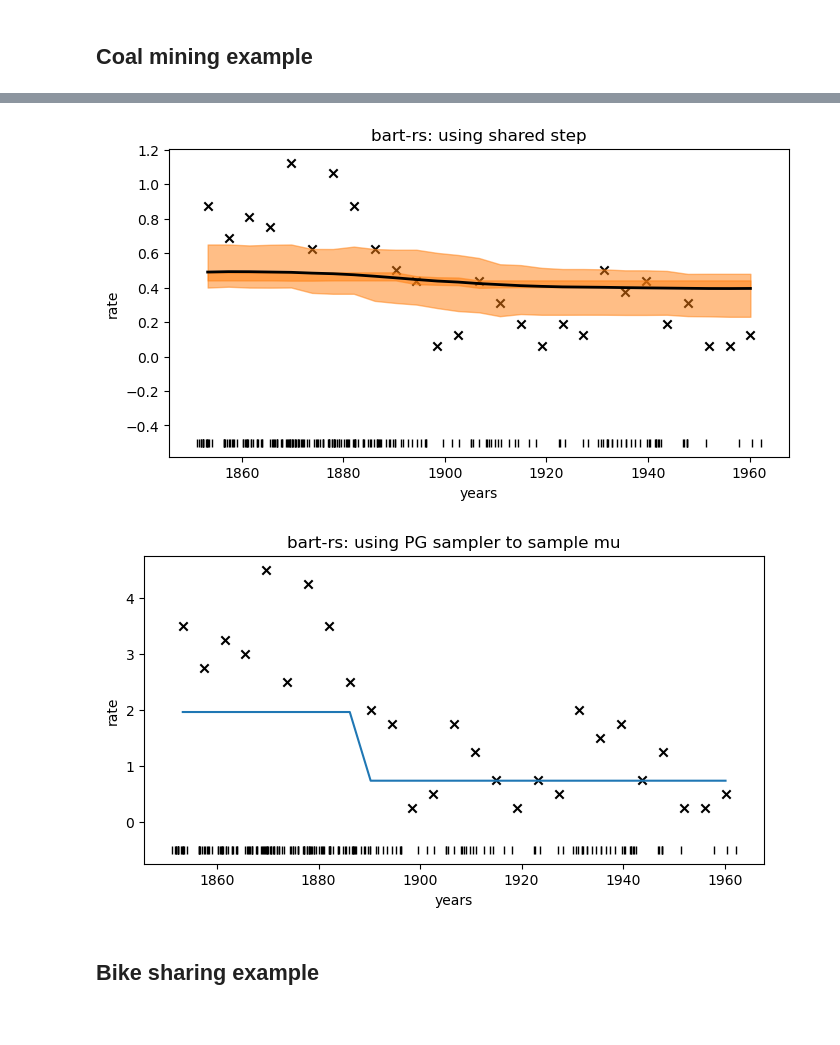
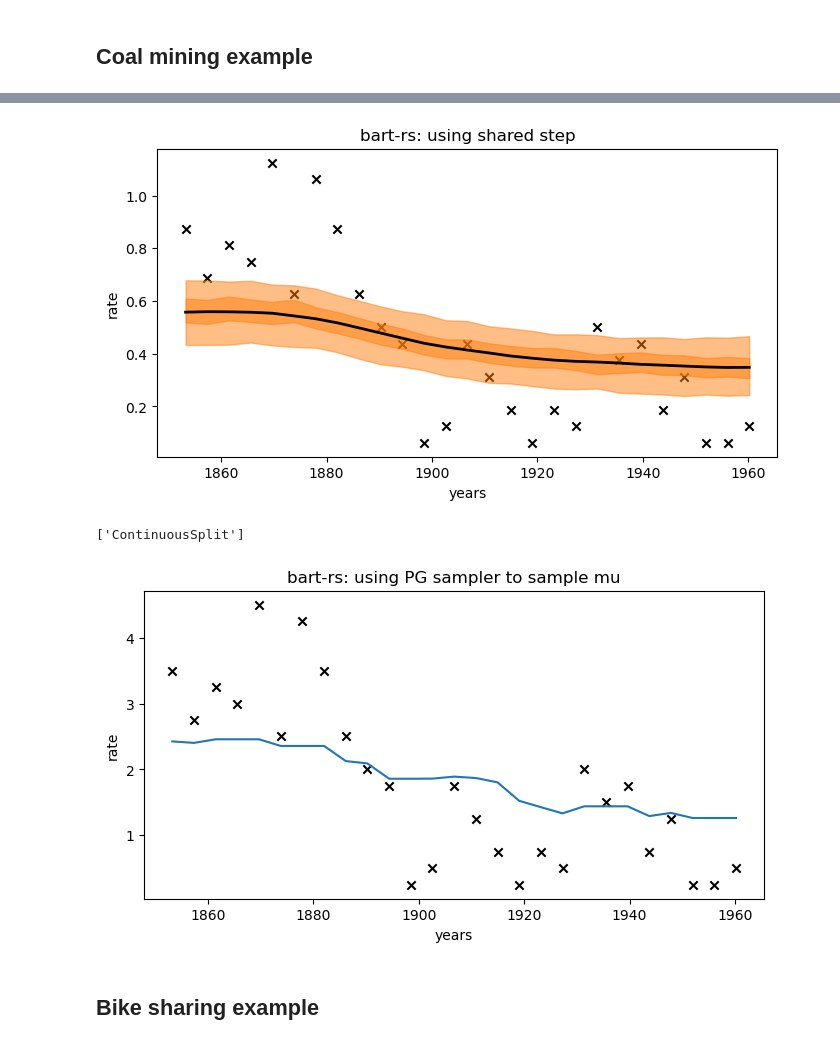
Before and after one commit to GStechschulte/bart-rs, a Jupyter notebook: examples/test_rust_bart.ipynb, the cells around one changed output, grey strips where cells are left out. Drawn from its saved outputs; the diff is of its cells as text; code cells hidden in the pictures.

```diff
--- a/examples/test_rust_bart.ipynb
+++ b/examples/test_rust_bart.ipynb
@@ -44,7 +45,7 @@ x_data = x_centers[:, None]
 y_data = hist / 4
 # %%
 with pm.Model() as model_coal:
-    mu_ = pmb.BART("mu_", X=x_data, Y=y_data, m=10, alpha=0.95, beta=2.0)
+    mu_ = pmb.BART("mu_", X=x_data, Y=y_data, m=50, alpha=0.95, beta=2.0)
     # mu = pm.Deterministic("mu", pm.math.exp(mu_))
     # y_pred = pm.Poisson("y_pred", mu=mu, observed=y_data)
     y = pm.Normal("y", mu_, sigma=1., observed=y_data)
@@ -67,22 +68,22 @@ The rhat statistic is larger than 1.01 for some parameters. This indicates probl
 # %%
 _, ax = plt.subplots(figsize=(8, 4))
 
 rates = idata_coal.posterior["mu_"] / 4
 rate_mean = rates.mean(dim=["draw", "chain"])
 ax.scatter(x_data, y_data / 4, color="black", marker="x")
 ax.plot(x_centers, rate_mean, "black", lw=2)
 az.plot_hdi(x_centers, rates, smooth=False)
 az.plot_hdi(x_centers, rates, hdi_prob=0.5, smooth=False, plot_kwargs={"alpha": 0})
-ax.plot(coal, np.zeros_like(coal) - 0.5, "k|")
+# ax.plot(coal, np.zeros_like(coal) - 0.5, "k|")
 ax.set_xlabel("years")
 ax.set_ylabel("rate")
 # plt.ylim((0.0, 6))
 plt.title("bart-rs: using shared step");
 # %% [output]
-[figure, old version]
+[figure, new version]
 # %%
 with pm.Model() as model_coal:
-    mu_ = pmb.BART("mu_", X=x_data, Y=y_data, m=10, alpha=0.95, beta=2.0)
+    mu_ = pmb.BART("mu_", X=x_data, Y=y_data, m=500, alpha=0.95, beta=2.0)
     y = pm.Normal("y", mu_, sigma=1., observed=y_data)
     step = pmb.PGBART([mu_], num_particles=10)
 
@@ -92,12 +93,13 @@ _, ax = plt.subplots(figsize=(8, 4))
 
 ax.scatter(x_data, y_data, color="black", marker="x")
 ax.plot(x_centers, trees)
-ax.plot(coal, np.zeros_like(coal) - 0.5, "k|")
+# ax.plot(coal, np.zeros_like(coal) - 0.5, "k|")
 ax.set_xlabel("years")
 ax.set_ylabel("rate")
 plt.title("bart-rs: using PG sampler to sample mu");
 # %% [output]
+['ContinuousSplit']
-[figure, old version]
+[figure, new version]
 # %% [markdown]
 ## Bike sharing example
 # %%
```
Also changed, not shown: parts of 3 cells of this notebook, 2 other files.
